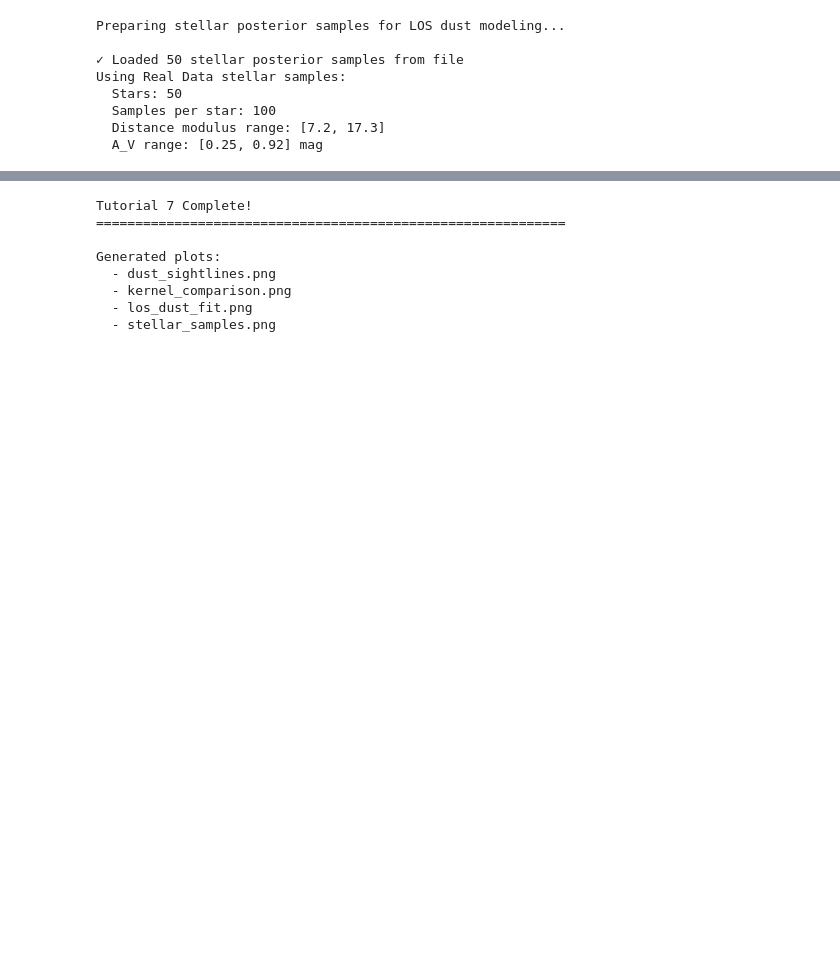
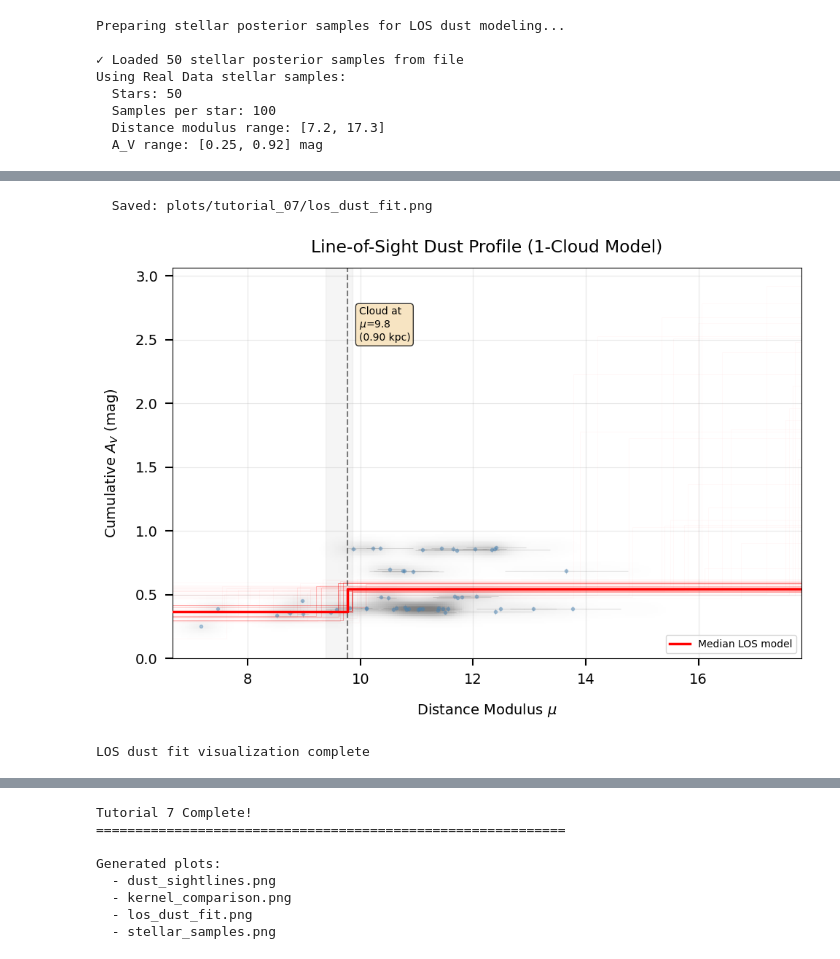
Before and after one commit to joshspeagle/brutus, a Jupyter notebook: tutorials/tutorial_07_dust_mapping.ipynb, the cells around one changed output, grey strips where cells are left out. Saved outputs shown, nothing was run; the diff lists cells and outputs as text; code cells hidden in the pictures; blank space fills up the shorter version.

```diff
--- a/tutorials/tutorial_07_dust_mapping.ipynb
+++ b/tutorials/tutorial_07_dust_mapping.ipynb
@@ -690,3 +365,67 @@ lb2pix is the core building block for mapping stellar fits onto a HEALPix grid.
+# %%
+# Visualize the LOS dust fit results
+fig, ax = plt.subplots(figsize=(10, 7))
+
+# --- Background: per-star posteriors via bin_pdfs_distred ---
+# Re-use the binned data from earlier
+ax.pcolormesh(xedges, yedges, stacked.T, cmap='Greys', alpha=0.5)
+
+# Overlay per-star medians
+ax.errorbar(dm_median, av_median, xerr=dm_std, yerr=av_std,
+            fmt='o', markersize=3, alpha=0.4, color='steelblue',
+            ecolor='gray', elinewidth=0.5, zorder=2)
+
+# --- Foreground: LOS model step functions from dynesty posterior ---
+# Each posterior sample defines: A(V) = Av_fore for d < d1,
+#                                A(V) = Av_fore + Av1 for d >= d1
+# Parameters: [p_b, s_fore, s_back, Av_fore, d1, Av_total]
+# where Av_total = Av_fore + Av1 (the total after the cloud)
+dm_grid = np.linspace(xedges[0], xedges[-1], 500)
+
+n_plot = min(200, len(posterior))
+plot_idx = np.random.choice(len(posterior), n_plot, replace=False)
+
+for k in plot_idx:
+    av_fore_k = posterior[k, 3]
+    d_cloud_k = posterior[k, 4]
+    av_total_k = posterior[k, 5]
+    step = np.where(dm_grid < d_cloud_k, av_fore_k, av_total_k)
+    ax.step(dm_grid, step, where='post', color='red', alpha=0.03, lw=0.5)
+
+# Median model step function
+av_fore_med = np.median(posterior[:, 3])
+d_cloud_med = np.median(posterior[:, 4])
+av_total_med = np.median(posterior[:, 5])
+step_med = np.where(dm_grid < d_cloud_med, av_fore_med, av_total_med)
+ax.step(dm_grid, step_med, where='post', color='red', lw=2.5,
+        label='Median LOS model', zorder=5)
+
+# Mark cloud location
+dm_cloud_lo, dm_cloud_hi = np.percentile(posterior[:, 4], [16, 84])
+ax.axvline(d_cloud_med, color='k', ls='--', alpha=0.5, lw=1.5)
+ax.axvspan(dm_cloud_lo, dm_cloud_hi, alpha=0.08, color='gray')
+
+dist_kpc_med = 10**((d_cloud_med + 5) / 5) / 1000
+ax.text(d_cloud_med + 0.2, ax.get_ylim()[1] * 0.9,
+        f'Cloud at\n$\mu$={d_cloud_med:.1f}\n({dist_kpc_med:.2f} kpc)',
+        fontsize=10, va='top',
+        bbox=dict(boxstyle='round', facecolor='wheat', alpha=0.8))
+
+ax.set_xlabel('Distance Modulus $\mu$')
+ax.set_ylabel('Cumulative $A_V$ (mag)')
+ax.set_title('Line-of-Sight Dust Profile (1-Cloud Model)')
+ax.legend(loc='lower right', fontsize=10)
+ax.grid(True, alpha=0.3)
+
+plt.tight_layout()
+save_figure(fig, 'los_dust_fit')
+plt.show()
+
+print('LOS dust fit visualization complete')
+# %% [output]
+  Saved: plots/tutorial_07/los_dust_fit.png
+[figure, added]
+LOS dust fit visualization complete
 # %% [markdown]
 ## Summary and Key Takeaways
 
```
Also changed, not shown: parts of 17 cells of this notebook, 2 other files.
